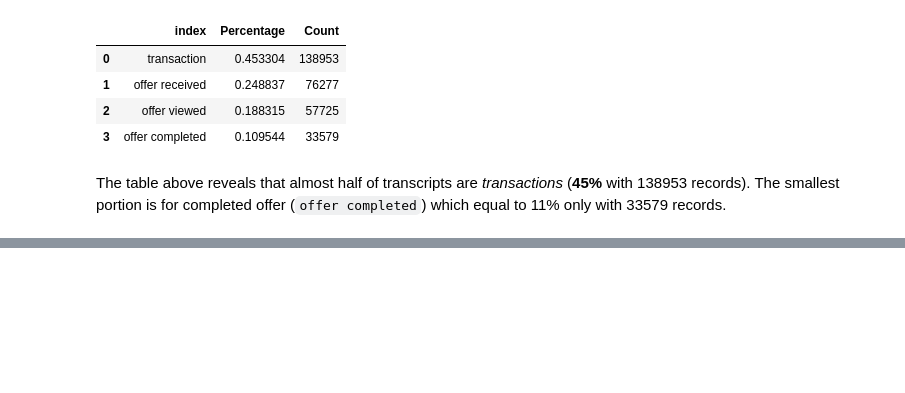
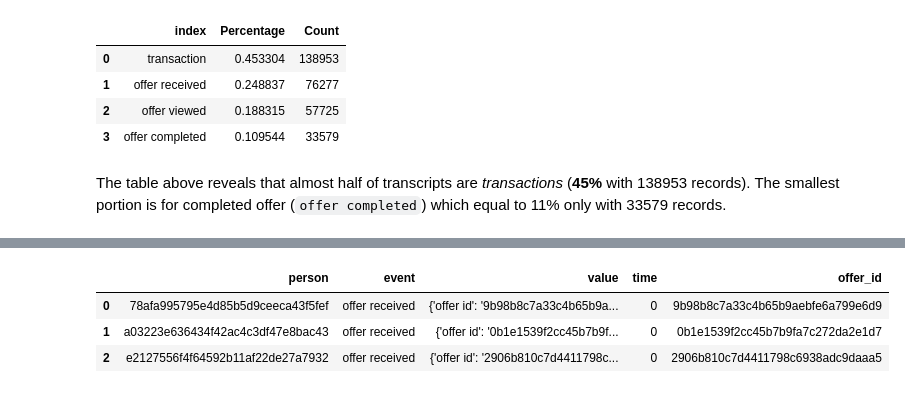
Before and after one commit to vb100/Starbucks-Capstone-Project, a Jupyter notebook: Starbucks_Capstone_notebook.ipynb, the cells around one changed output, grey strips where cells are left out. Cells and saved outputs as stored; diff of their text form; code cells hidden in the pictures; blank space fills up the shorter version.

```diff
--- a/Starbucks_Capstone_notebook.ipynb
+++ b/Starbucks_Capstone_notebook.ipynb
@@ -323,0 +355,11 @@ show_categories_examples(transcript, 'event', 'value')
+# %%
+# Extracting <offer id> from values and create a separate <offer_id> column
+transcript['offer_id'] = transcript['value'].apply(
+    lambda x: x['offer_id'] if 'offer_id' in x else (x['offer id'] if 'offer id' in x else None)
+    )
+transcript.head(3)
+# %% [output]
+|  | person | event | value | time | offer_id |
+| 0 | 78afa995795e4d85b5d9ceeca43f5fef | offer received | {'offer id': '9b98b8c7a33c4b65b9a... | 0 | 9b98b8c7a33c4b65b9aebfe6a799e6d9 |
+| 1 | a03223e636434f42ac4c3df47e8bac43 | offer received | {'offer id': '0b1e1539f2cc45b7b9f... | 0 | 0b1e1539f2cc45b7b9fa7c272da2e1d7 |
+| 2 | e2127556f4f64592b11af22de27a7932 | offer received | {'offer id': '2906b810c7d4411798c... | 0 | 2906b810c7d4411798c6938adc9daaa5 |
```
Also changed, not shown: parts of 10 cells of this notebook, 1 other file.
